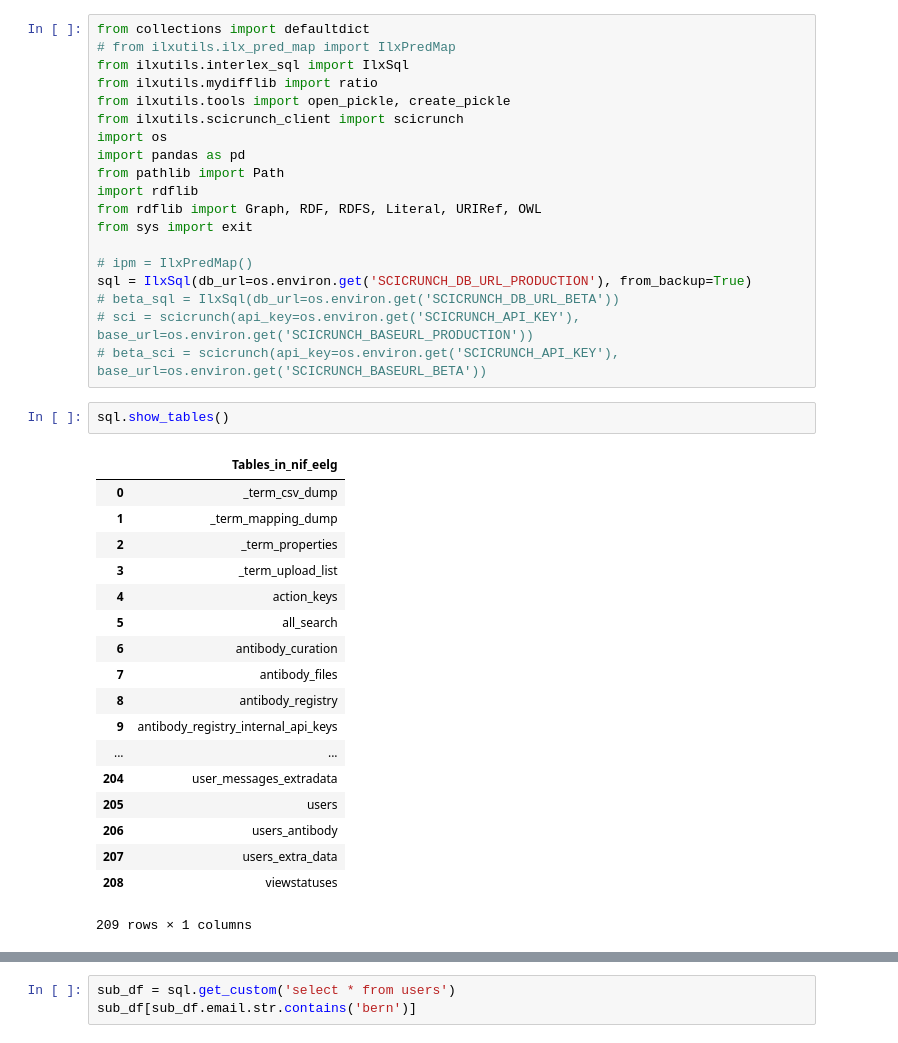
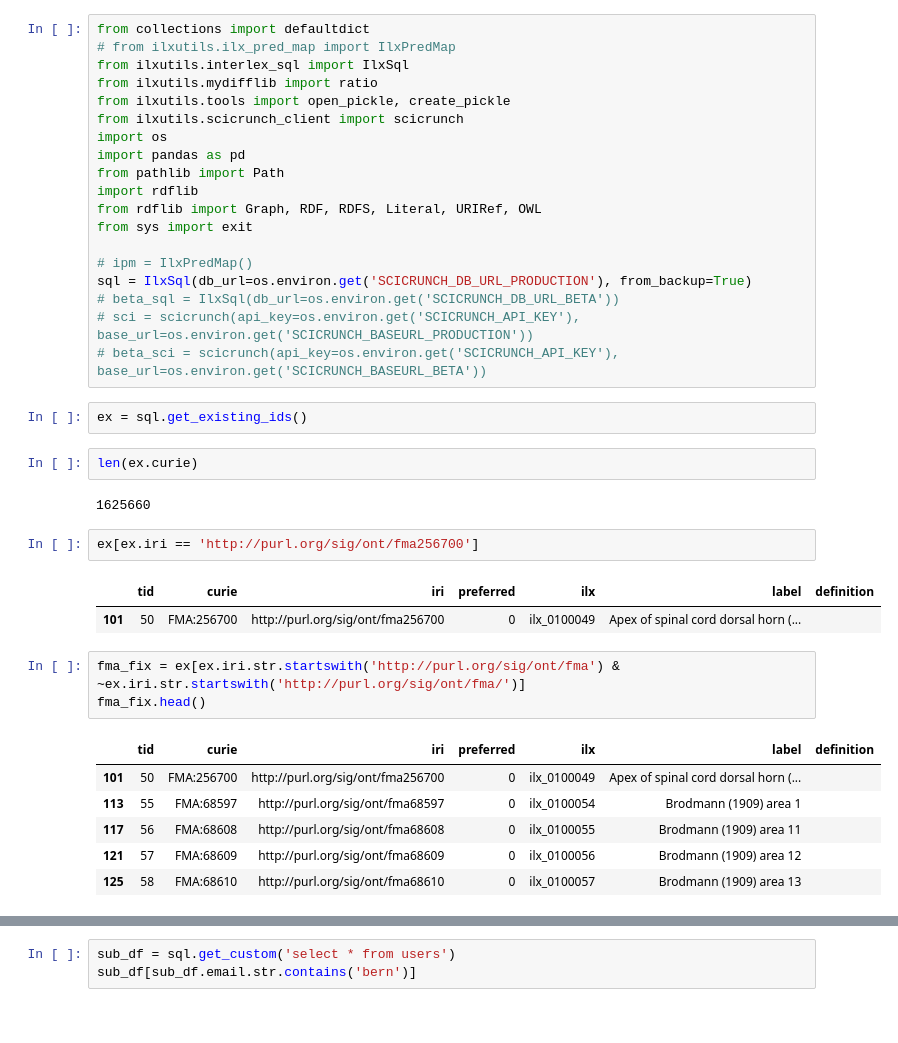
Before and after one commit to tgbugs/pyontutils, a Jupyter notebook: ilxutils/ilx-playground.ipynb, the cells around one changed output, grey strips where cells are left out. Cells and saved outputs as stored; diff of their text form.

```diff
--- a/ilxutils/ilx-playground.ipynb
+++ b/ilxutils/ilx-playground.ipynb
@@ -83,24 +83,24 @@ sql = IlxSql(db_url=os.environ.get('SCICRUNCH_DB_URL_PRODUCTION'), from_backup=T
 # beta_sql = IlxSql(db_url=os.environ.get('SCICRUNCH_DB_URL_BETA'))
 # sci = scicrunch(api_key=os.environ.get('SCICRUNCH_API_KEY'), base_url=os.environ.get('SCICRUNCH_BASEURL_PRODUCTION'))
 # beta_sci = scicrunch(api_key=os.environ.get('SCICRUNCH_API_KEY'), base_url=os.environ.get('SCICRUNCH_BASEURL_BETA'))
-# %%
-sql.show_tables()
-# %% [output]
-|  | Tables_in_nif_eelg |
-| 0 | _term_csv_dump |
-| 1 | _term_mapping_dump |
-| 2 | _term_properties |
-| 3 | _term_upload_list |
-| 4 | action_keys |
-| 5 | all_search |
-| 6 | antibody_curation |
-| 7 | antibody_files |
-| 8 | antibody_registry |
-| 9 | antibody_registry_internal_api_keys |
-| ... | ... |
-| 204 | user_messages_extradata |
-| 205 | users |
-| 206 | users_antibody |
-| 207 | users_extra_data |
-| 208 | viewstatuses |
-209 rows × 1 columns
+# %%
+ex = sql.get_existing_ids()
+# %%
+len(ex.curie)
+# %% [output]
+1625660
+# %%
+ex[ex.iri == 'http://purl.org/sig/ont/fma256700']
+# %% [output]
+|  | tid | curie | iri | preferred | ilx | label | definition |
+| 101 | 50 | FMA:256700 | http://purl.org/sig/ont/fma256700 | 0 | ilx_0100049 | Apex of spinal cord dorsal horn (... |  |
+# %%
+fma_fix = ex[ex.iri.str.startswith('http://purl.org/sig/ont/fma') & ~ex.iri.str.startswith('http://purl.org/sig/ont/fma/')]
+fma_fix.head()
+# %% [output]
+|  | tid | curie | iri | preferred | ilx | label | definition |
+| 101 | 50 | FMA:256700 | http://purl.org/sig/ont/fma256700 | 0 | ilx_0100049 | Apex of spinal cord dorsal horn (... |  |
+| 113 | 55 | FMA:68597 | http://purl.org/sig/ont/fma68597 | 0 | ilx_0100054 | Brodmann (1909) area 1 |  |
+| 117 | 56 | FMA:68608 | http://purl.org/sig/ont/fma68608 | 0 | ilx_0100055 | Brodmann (1909) area 11 |  |
+| 121 | 57 | FMA:68609 | http://purl.org/sig/ont/fma68609 | 0 | ilx_0100056 | Brodmann (1909) area 12 |  |
+| 125 | 58 | FMA:68610 | http://purl.org/sig/ont/fma68610 | 0 | ilx_0100057 | Brodmann (1909) area 13 |  |
```
Also changed, not shown: parts of 10 cells of this notebook, 1 other file.
